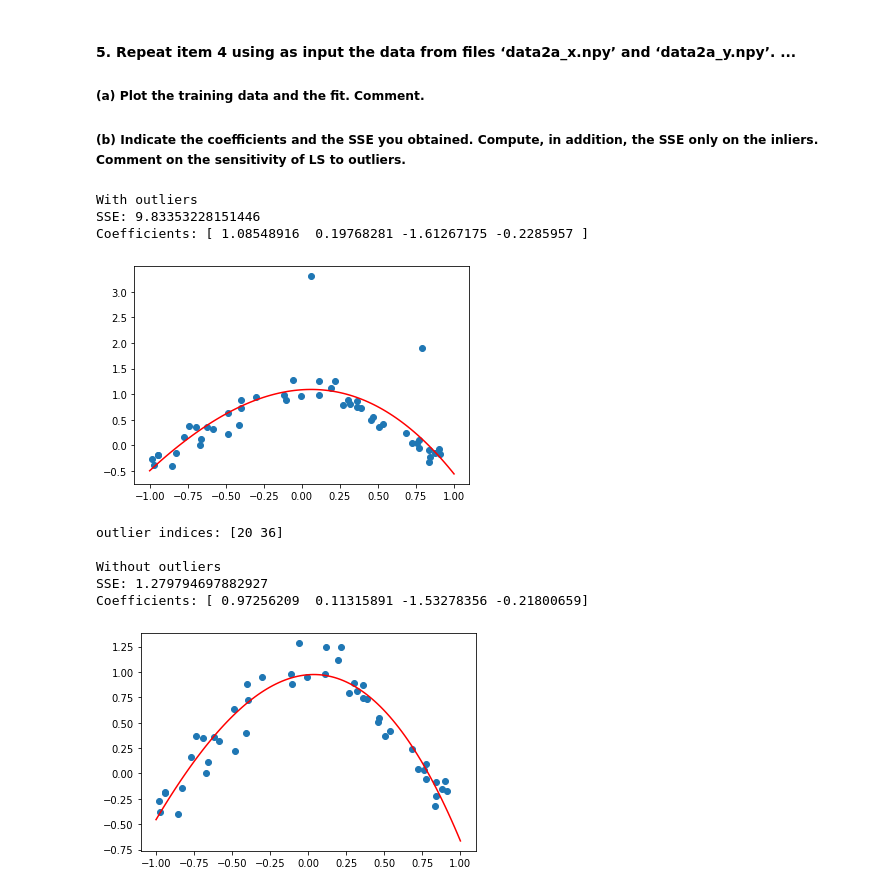
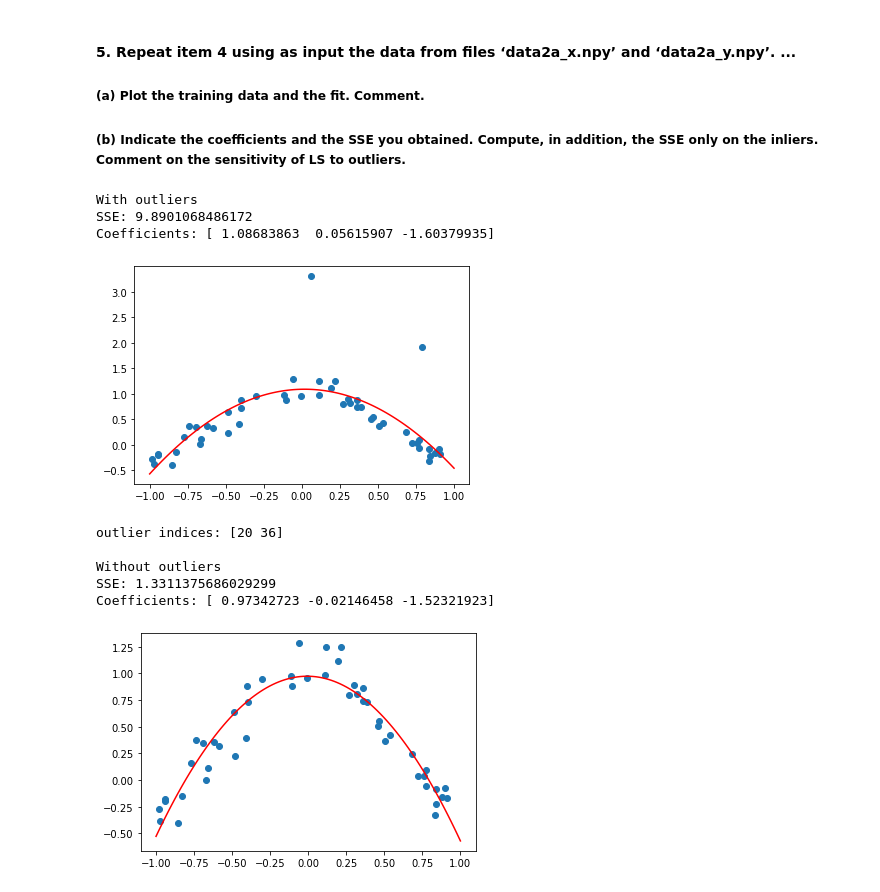
Before and after one commit to Andre-MR-Pereira/MLabs, a Jupyter notebook: Labs/Lab1/part1.ipynb, the cells around one changed output. Cells and saved outputs as stored; diff of their text form; code cells hidden in the pictures.

```diff
--- a/Labs/Lab1/part1.ipynb
+++ b/Labs/Lab1/part1.ipynb
@@ -139,7 +139,7 @@ Coefficients: [ 0.97441068  0.11155537 -1.54084132 -0.22173273]
 x = np.load('./data2a_x.npy')
 y = np.load('./data2a_y.npy')
 
-a = poly_fit(x,y,3)
+a = poly_fit(x,y,2)
 print("With outliers")
 print("SSE:", SSE(y, poly_vector(a, x)))
 print("Coefficients:", a)
@@ -147,37 +147,37 @@ print("Coefficients:", a)
 x_ = np.linspace(-1, 1, 100)
 y_ = poly_vector(a, x_)
 
 plt.scatter(x,y)
 plt.plot(x_,y_, color="red")
 plt.show()
 
 # To find the outliers we apply a threshold on the squared errors and remove them from the data
 squared_errors = (y-poly_vector(a, x))**2
 outliers = np.where(squared_errors>1)[0]
 x = np.delete(x, outliers)
 y = np.delete(y, outliers)
 print("outlier indices:", outliers, "\n")
 
 # We fit a new model to the data without the outliers, and plot the raw data and the fit again
-a = poly_fit(x,y,3)
+a = poly_fit(x,y,2)
 print("Without outliers")
 print("SSE:", SSE(y, poly_vector(a, x)))
 print("Coefficients:", a)
 
 x_ = np.linspace(-1, 1, 100)
 y_ = poly_vector(a, x_)
 
 plt.scatter(x,y)
 plt.plot(x_,y_, color="red")
 plt.show()
 # %% [output]
 With outliers
-SSE: 9.83353228151446
-Coefficients: [ 1.08548916  0.19768281 -1.61267175 -0.2285957 ]
+SSE: 9.8901068486172
+Coefficients: [ 1.08683863  0.05615907 -1.60379935]
-[figure, old version]
+[figure, new version]
 outlier indices: [20 36]
 
 Without outliers
-SSE: 1.279794697882927
-Coefficients: [ 0.97256209  0.11315891 -1.53278356 -0.21800659]
+SSE: 1.3311375686029299
+Coefficients: [ 0.97342723 -0.02146458 -1.52321923]
-[figure, old version]
+[figure, new version]
```
Also changed, not shown: parts of 1 cell of this notebook.
